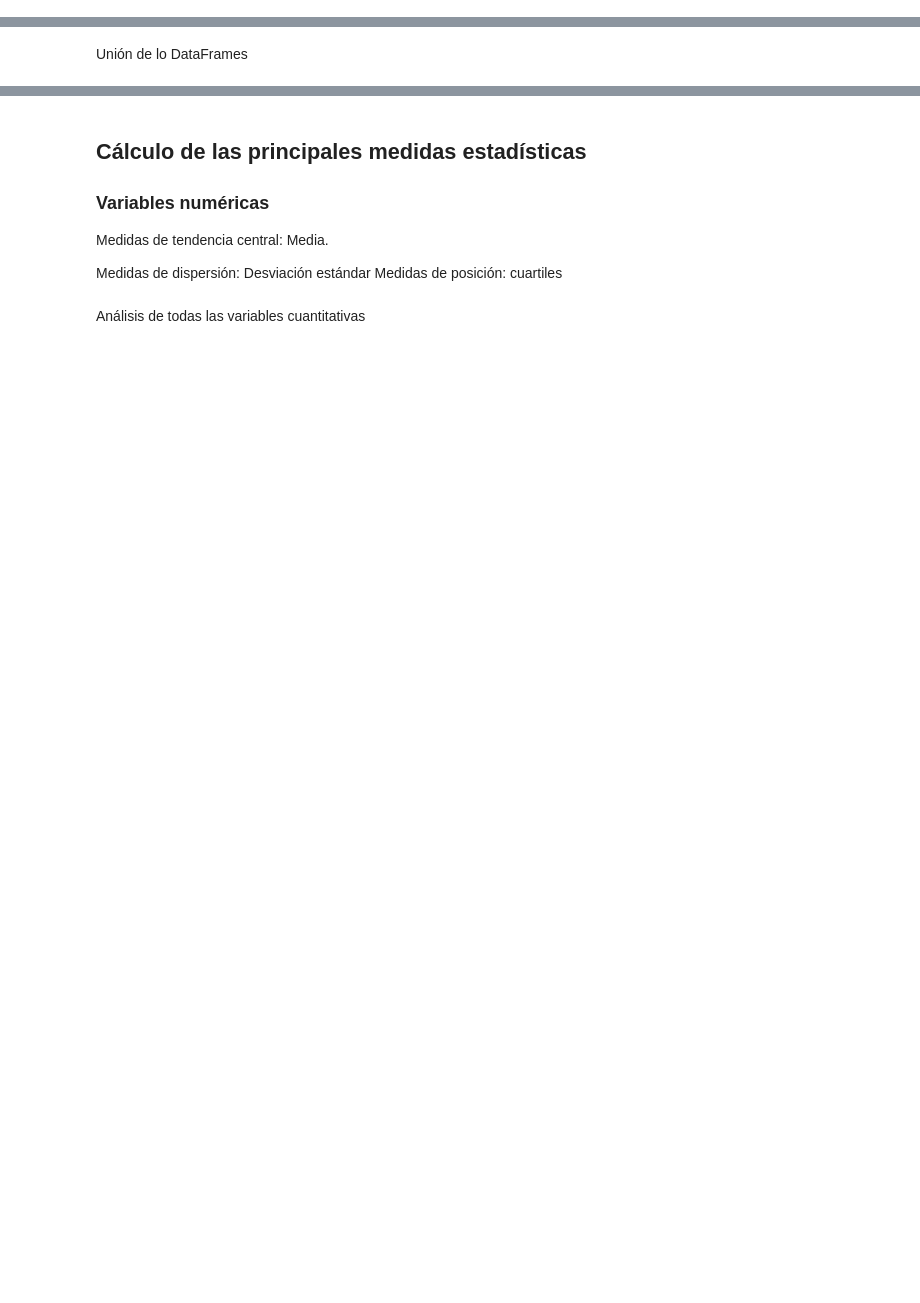
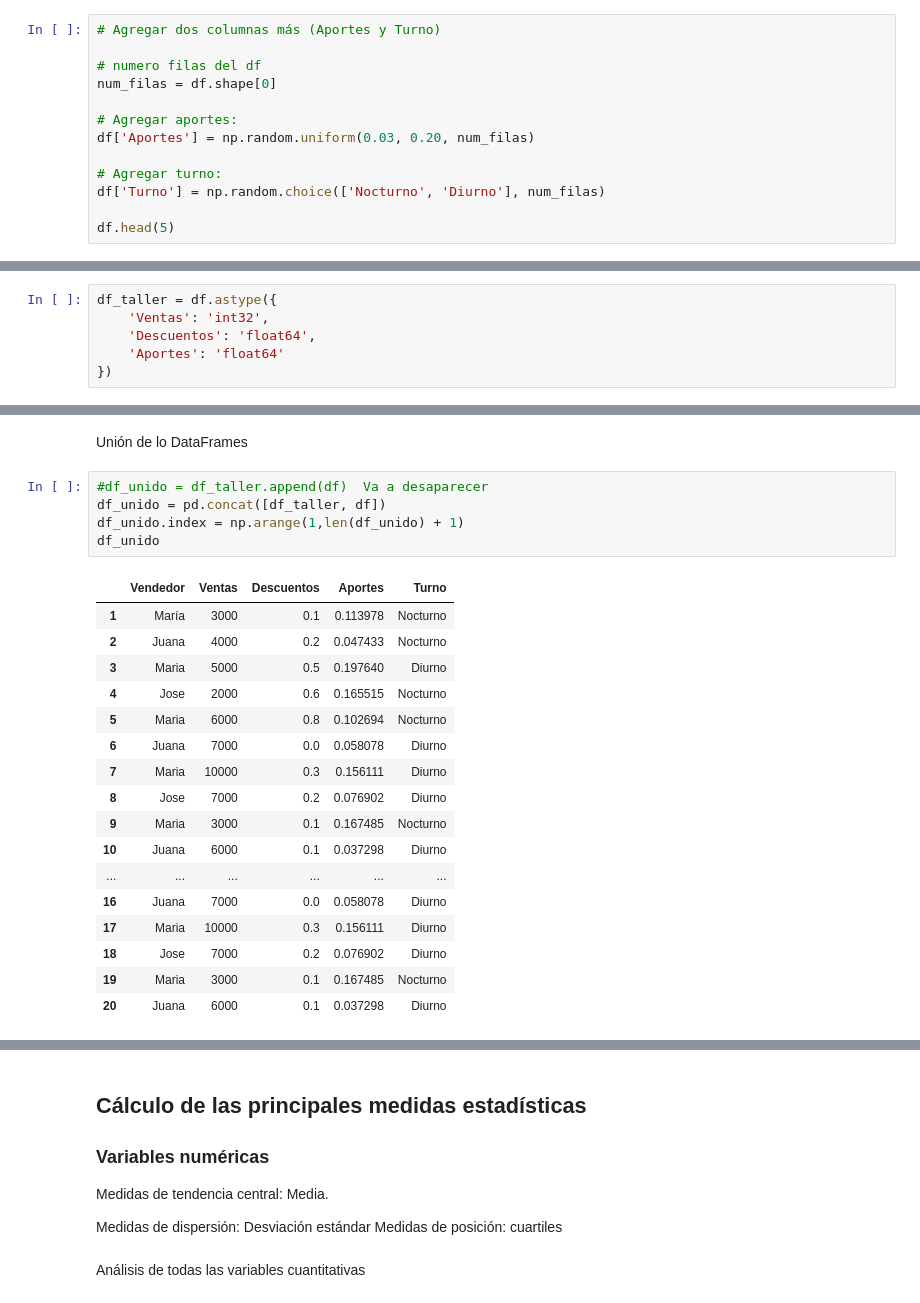
Before and after one commit to Elkinrodriguez77/PythonEAN, a Jupyter notebook: Notebooks/5.Depuración de datos.ipynb, the cells around one changed output, grey strips where cells are left out. Cells and saved outputs as stored; diff of their text form; blank space fills up the shorter version.

```diff
--- a/Notebooks/5.Depuración de datos.ipynb
+++ b/Notebooks/5.Depuración de datos.ipynb
@@ -72,3 +72,16 @@ df.head(5)
 | 2 | Maria | 5000 | 0.5 |
 | 3 | Jose | 2000 | 0.6 |
 | 4 | Maria | 6000 | 0.8 |
+# %%
+# Agregar dos columnas más (Aportes y Turno)
+
+# numero filas del df
+num_filas = df.shape[0]
+
+# Agregar aportes:
+df['Aportes'] = np.random.uniform(0.03, 0.20, num_filas)
+
+# Agregar turno:
+df['Turno'] = np.random.choice(['Nocturno', 'Diurno'], num_filas)
+
+df.head(5)
@@ -294,0 +387,6 @@ Renombrar índices
+# %%
+df_taller = df.astype({
+    'Ventas': 'int32',
+    'Descuentos': 'float64',
+    'Aportes': 'float64'
+})
@@ -295,2 +402,25 @@ Renombrar índices
 # %% [markdown]
 Unión de lo DataFrames
+# %%
+#df_unido = df_taller.append(df)  Va a desaparecer
+df_unido = pd.concat([df_taller, df])
+df_unido.index = np.arange(1,len(df_unido) + 1)
+df_unido
+# %% [output]
+|  | Vendedor | Ventas | Descuentos | Aportes | Turno |
+| 1 | María | 3000 | 0.1 | 0.113978 | Nocturno |
+| 2 | Juana | 4000 | 0.2 | 0.047433 | Nocturno |
+| 3 | Maria | 5000 | 0.5 | 0.197640 | Diurno |
+| 4 | Jose | 2000 | 0.6 | 0.165515 | Nocturno |
+| 5 | Maria | 6000 | 0.8 | 0.102694 | Nocturno |
+| 6 | Juana | 7000 | 0.0 | 0.058078 | Diurno |
+| 7 | Maria | 10000 | 0.3 | 0.156111 | Diurno |
+| 8 | Jose | 7000 | 0.2 | 0.076902 | Diurno |
+| 9 | Maria | 3000 | 0.1 | 0.167485 | Nocturno |
+| 10 | Juana | 6000 | 0.1 | 0.037298 | Diurno |
+| ... | ... | ... | ... | ... | ... |
+| 16 | Juana | 7000 | 0.0 | 0.058078 | Diurno |
+| 17 | Maria | 10000 | 0.3 | 0.156111 | Diurno |
+| 18 | Jose | 7000 | 0.2 | 0.076902 | Diurno |
+| 19 | Maria | 3000 | 0.1 | 0.167485 | Nocturno |
+| 20 | Juana | 6000 | 0.1 | 0.037298 | Diurno |
```
Also changed, not shown: parts of 10 cells of this notebook, 2 other files.
